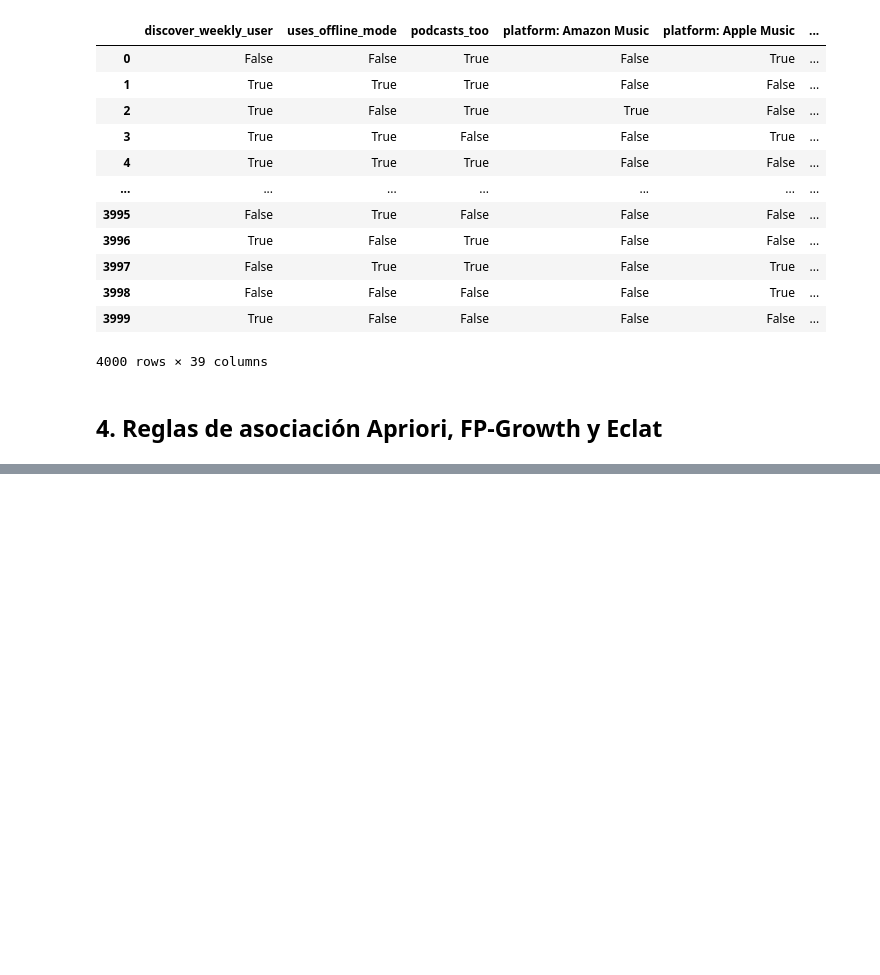
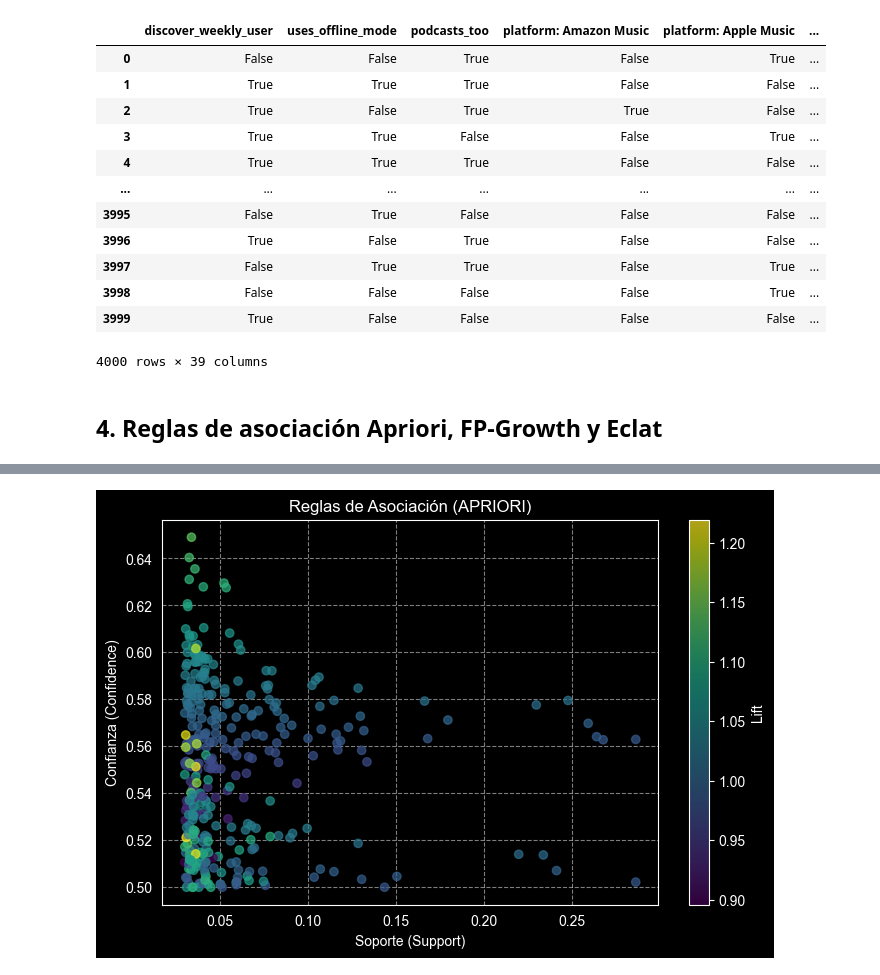
Before and after one commit to Isaakkko/Habitos-Musicales, a Jupyter notebook: HTML/JUPYTER.ipynb, the cells around one changed output, grey strips where cells are left out. Drawn from its saved outputs; the diff is of its cells as text; code cells hidden in the pictures; blank space fills up the shorter version.

Commit message:
Reglas de asociación
Creación de clase y ejecución en documento principal (inicial)

```diff
--- a/HTML/JUPYTER.ipynb
+++ b/HTML/JUPYTER.ipynb
@@ -134,11 +134,11 @@ Datos cargados con éxito a partir de la tabla
 # %% [markdown]
 #### Tranformación de variables age y daily_listening_minutes
 # %%
-# 1. Categorizar 'age' y eliminar la columna numérica original
+# 1. Categorizar 'age' con etapas de vida realistas
 use_songs.datos['age_group'] = pd.cut(
     use_songs.datos['age'],
-    bins=[-1, 18, 40, 120],
-    labels=['Menor', 'Joven', 'Adulto']
+    bins=[-1, 18, 26, 40, 120],
+    labels=['Menor', 'Joven_Adulto', 'Adulto', 'Adulto_Maduro']
 )
 use_songs.datos.drop(columns=['age'], inplace=True)
 
@@ -225,3 +225,5 @@ use_songs.datos
 4000 rows × 39 columns
 # %% [markdown]
 ## 4. Reglas de asociación Apriori, FP-Growth y Eclat
+# %%
+fp_model = Reglas_Asociacion(use_songs)
@@ -227,0 +232,3 @@ use_songs.datos
+# %%
+# 2. Entrenar ('fpgrowth', 'apriori' o 'eclat')
+fp_model.fit(metodo='apriori', min_support=0.03, min_confidence=0.5)
@@ -227,0 +270,4 @@ use_songs.datos
+# %%
+fp_model.graficar_dispersion()
+# %% [output]
+[figure, added]
```
Also changed, not shown: parts of 15 cells of this notebook, 1 other file.
